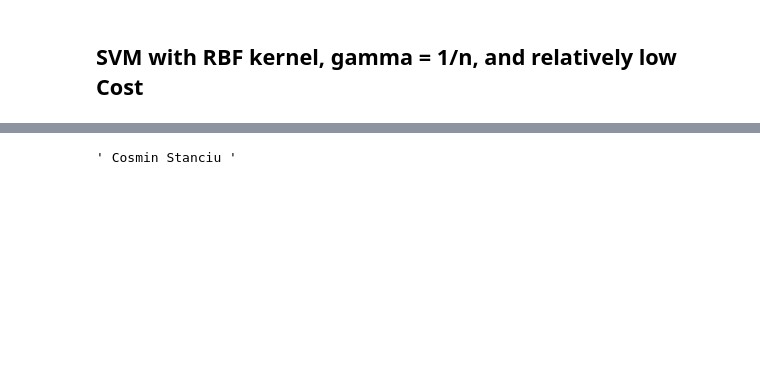
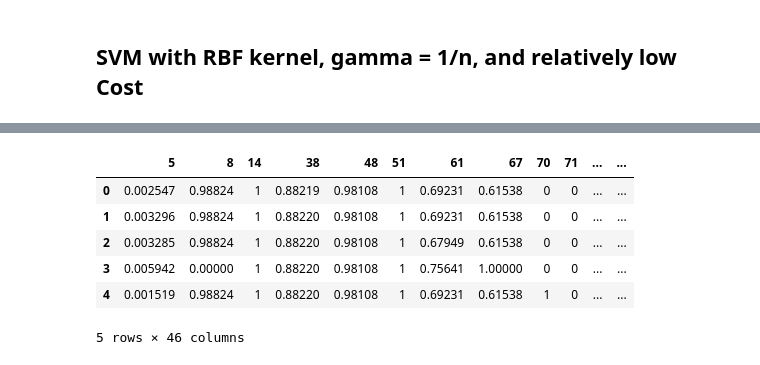
Before and after one commit to AML-Project-Group/impersonation_detection, a Jupyter notebook: Main.ipynb, the cells around one changed output, grey strips where cells are left out. Saved outputs shown, nothing was run; the diff lists cells and outputs as text; code cells hidden in the pictures; blank space fills up the shorter version.

```diff
--- a/Main.ipynb
+++ b/Main.ipynb
@@ -664,7 +705,5 @@ print(classification_report(y_test, y_pred))
    macro avg       1.00      1.00      1.00     24261
 weighted avg       1.00      1.00      1.00     24261
 # %%
-''' PRE-PROCESSING (INDIVIDUAL 4) '''
+''' REFINING ALGORITHMS (INDIVIDUAL 4) '''
 ''' Cosmin Stanciu '''
-# %% [output]
-' Cosmin Stanciu '
@@ -673,0 +730,18 @@ weighted avg       1.00      1.00      1.00     24261
+# %%
+import pandas as pd
+testfile = pd.read_csv("test_imperson_without4n7_balanced_data.csv")
+
+processedtest_df = testfile.loc[:,['5','8','14','38','48','51','61','67','70','71','72','73','75','76','77',
+ '78','79','80','82','83','88','93','94','104','105','106','109','110',
+ '111','112','113','117','120','121','122','123','125','130','138','140',
+ '142','143','144','145','154','155']]
+
+processedtest_df.head()
+# %% [output]
+|  | 5 | 8 | 14 | 38 | 48 | 51 | 61 | 67 | 70 | 71 | ... | ... |
+| 0 | 0.002547 | 0.98824 | 1 | 0.88219 | 0.98108 | 1 | 0.69231 | 0.61538 | 0 | 0 | ... | ... |
+| 1 | 0.003296 | 0.98824 | 1 | 0.88220 | 0.98108 | 1 | 0.69231 | 0.61538 | 0 | 0 | ... | ... |
+| 2 | 0.003285 | 0.98824 | 1 | 0.88220 | 0.98108 | 1 | 0.67949 | 0.61538 | 0 | 0 | ... | ... |
+| 3 | 0.005942 | 0.00000 | 1 | 0.88220 | 0.98108 | 1 | 0.75641 | 1.00000 | 0 | 0 | ... | ... |
+| 4 | 0.001519 | 0.98824 | 1 | 0.88220 | 0.98108 | 1 | 0.69231 | 0.61538 | 1 | 0 | ... | ... |
+5 rows × 46 columns
```
Also changed, not shown: parts of 28 cells of this notebook.
